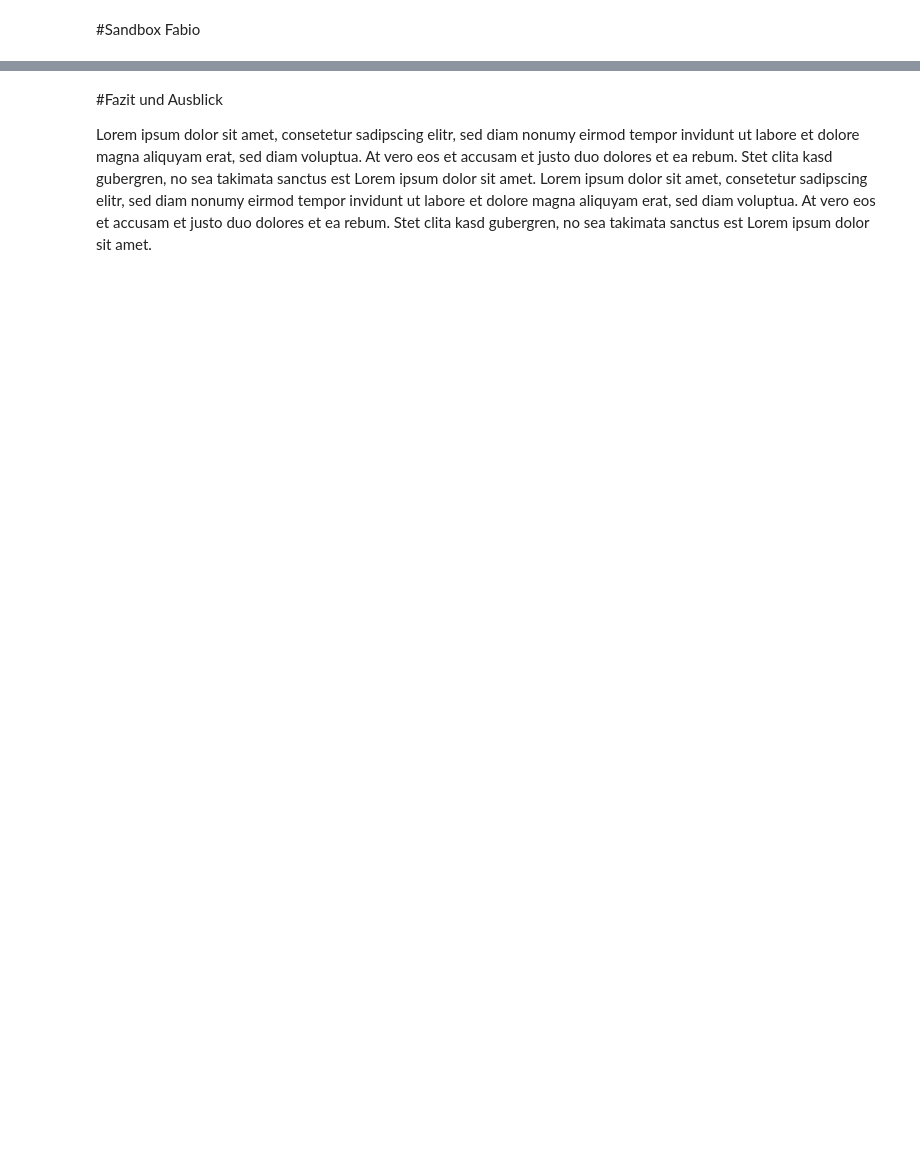
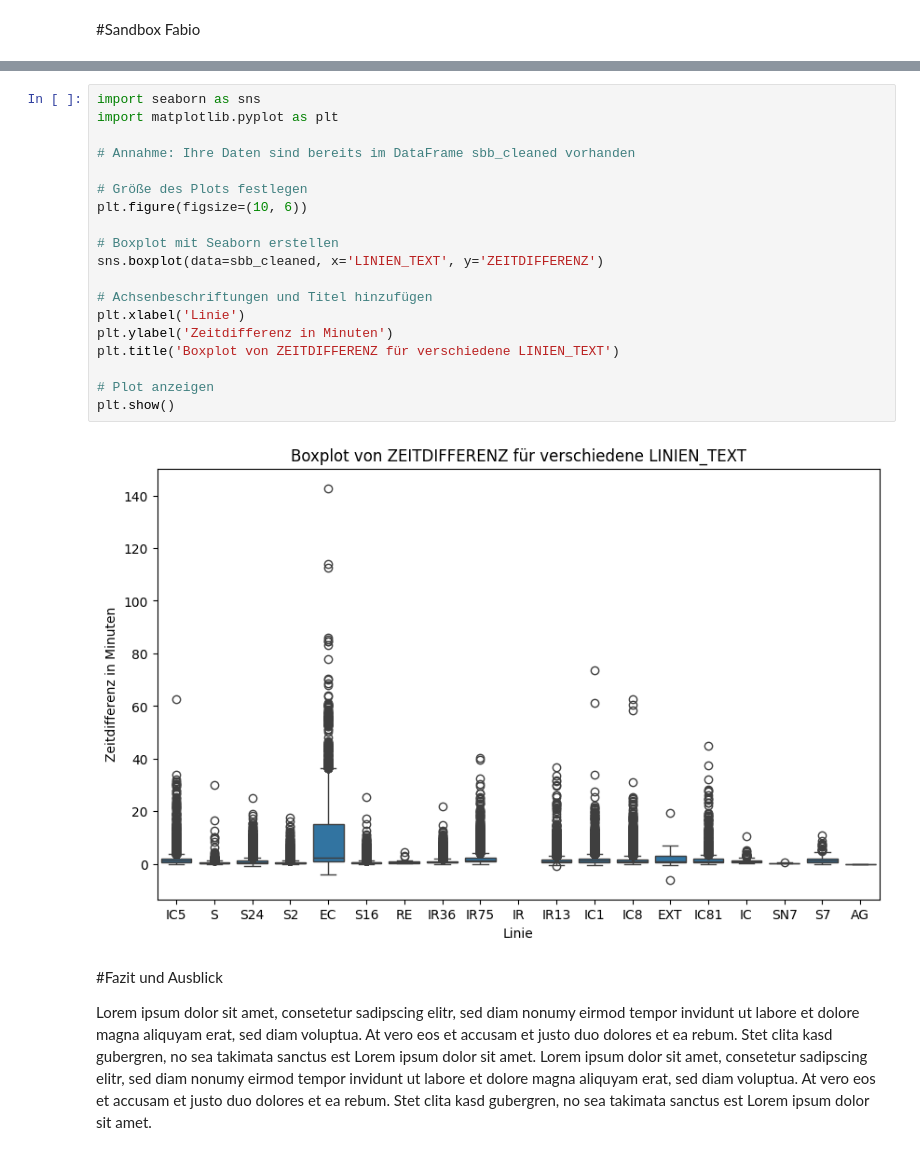
Before and after one commit to yannluethi/BINA, a Jupyter notebook: Case-Study/Python/BINA_Case-Study.ipynb, the cells around one changed output, grey strips where cells are left out. Drawn from its saved outputs; the diff is of its cells as text; blank space fills up the shorter version.

```diff
--- a/Case-Study/Python/BINA_Case-Study.ipynb
+++ b/Case-Study/Python/BINA_Case-Study.ipynb
@@ -608,6 +609,27 @@ else:
 2        IR75         S2
 3          IR         EC
 4        IR13        S16
+# %%
+import seaborn as sns
+import matplotlib.pyplot as plt
+
+# Annahme: Ihre Daten sind bereits im DataFrame sbb_cleaned vorhanden
+
+# Größe des Plots festlegen
+plt.figure(figsize=(10, 6))
+
+# Boxplot mit Seaborn erstellen
+sns.boxplot(data=sbb_cleaned, x='LINIEN_TEXT', y='ZEITDIFFERENZ')
+
+# Achsenbeschriftungen und Titel hinzufügen
+plt.xlabel('Linie')
+plt.ylabel('Zeitdifferenz in Minuten')
+plt.title('Boxplot von ZEITDIFFERENZ für verschiedene LINIEN_TEXT')
+
+# Plot anzeigen
+plt.show()
+# %% [output]
+[figure, added]
 # %% [markdown]
 #Fazit und Ausblick
 
```
Also changed, not shown: parts of 2 cells of this notebook.
